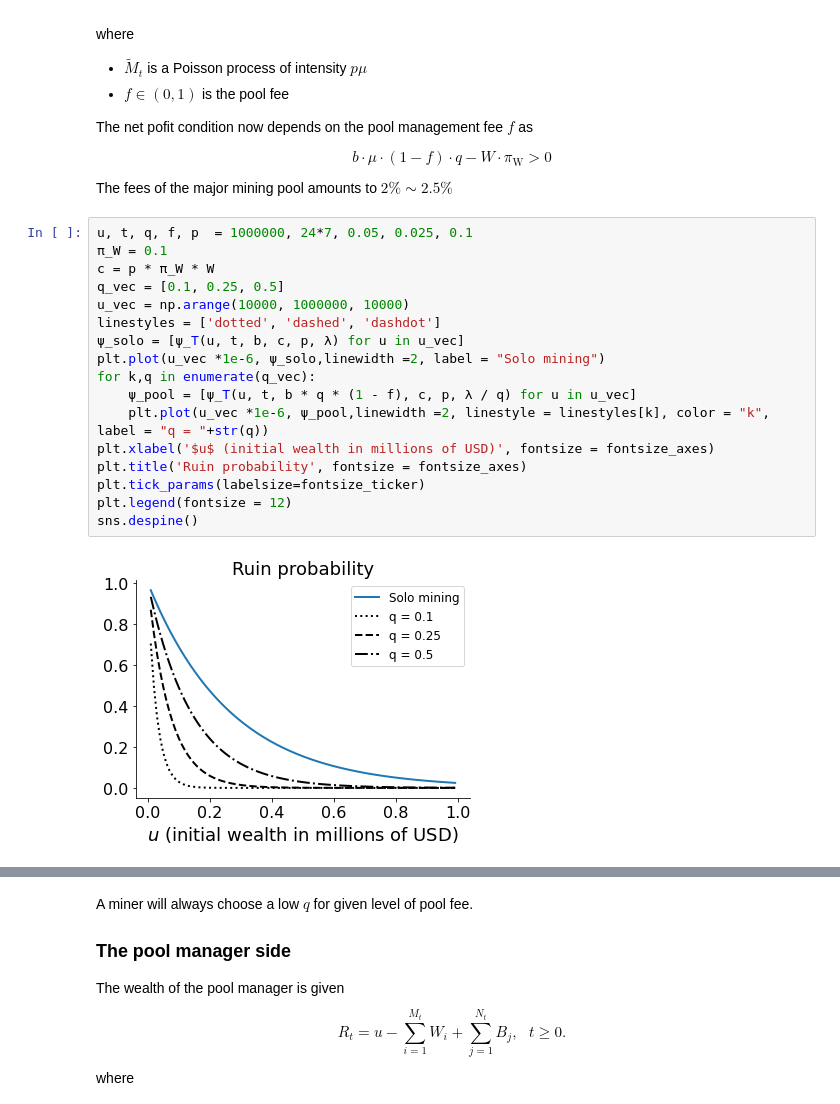
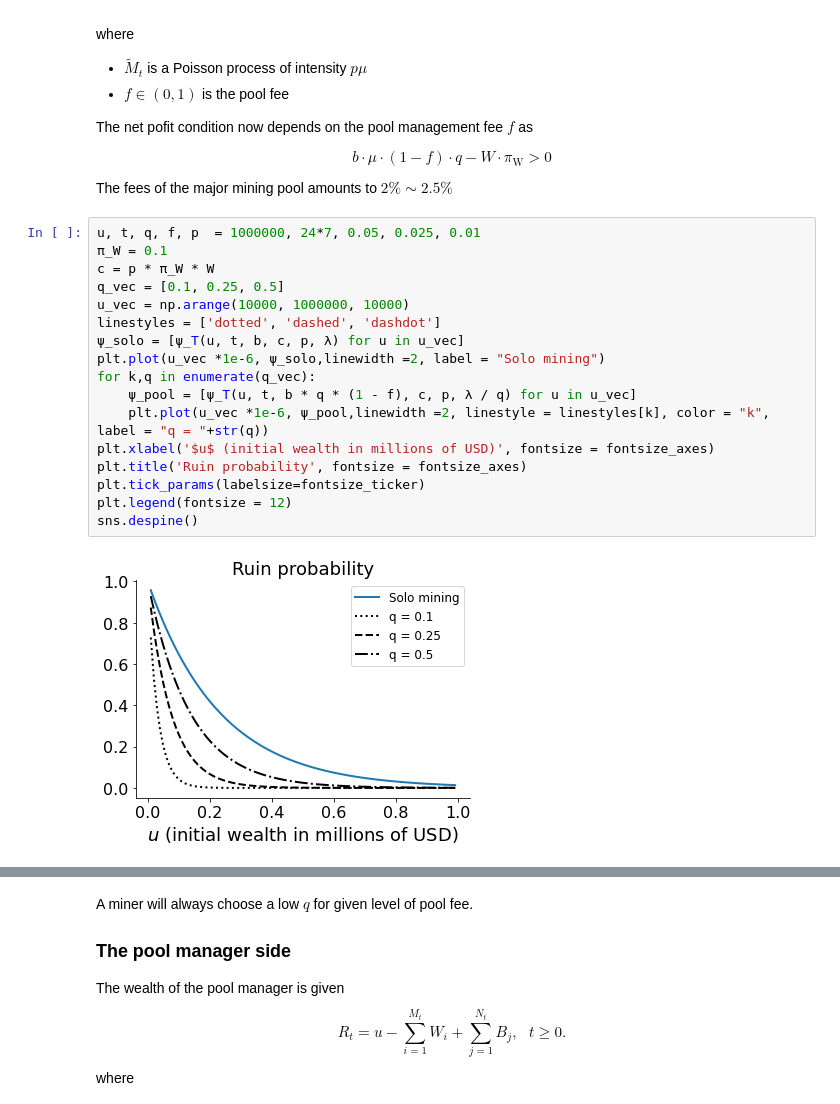
Before and after one commit to LaGauffre/BLOCKASTICS, a Jupyter notebook: Python/Lecture_3_mining_pool.ipynb, the cells around one changed output, grey strips where cells are left out. Cells and saved outputs as stored; diff of their text form.

```diff
--- a/Python/Lecture_3_mining_pool.ipynb
+++ b/Python/Lecture_3_mining_pool.ipynb
@@ -194,24 +194,24 @@ $$
 
 The fees of the major mining pool amounts to $2\%\sim 2.5\%$
 # %%
-u, t, q, f, p  = 1000000, 24*7, 0.05, 0.025, 0.1
+u, t, q, f, p  = 1000000, 24*7, 0.05, 0.025, 0.01
 π_W = 0.1
 c = p * π_W * W
 q_vec = [0.1, 0.25, 0.5]
 u_vec = np.arange(10000, 1000000, 10000)
 linestyles = ['dotted', 'dashed', 'dashdot']
 ψ_solo = [ψ_T(u, t, b, c, p, λ) for u in u_vec]
 plt.plot(u_vec *1e-6, ψ_solo,linewidth =2, label = "Solo mining")
 for k,q in enumerate(q_vec):
     ψ_pool = [ψ_T(u, t, b * q * (1 - f), c, p, λ / q) for u in u_vec]
     plt.plot(u_vec *1e-6, ψ_pool,linewidth =2, linestyle = linestyles[k], color = "k", label = "q = "+str(q))
 plt.xlabel('$u$ (initial wealth in millions of USD)', fontsize = fontsize_axes)
 plt.title('Ruin probability', fontsize = fontsize_axes)
 plt.tick_params(labelsize=fontsize_ticker)
 plt.legend(fontsize = 12)
 sns.despine()
 # %% [output]
-[figure, old version]
+[figure, new version]
 # %%
 u, t, q, f  = 1000000, 24*7, 0.05, 0.025
 π_W = 0.1
```
Also changed, not shown: parts of 7 cells of this notebook, 3 other files.
